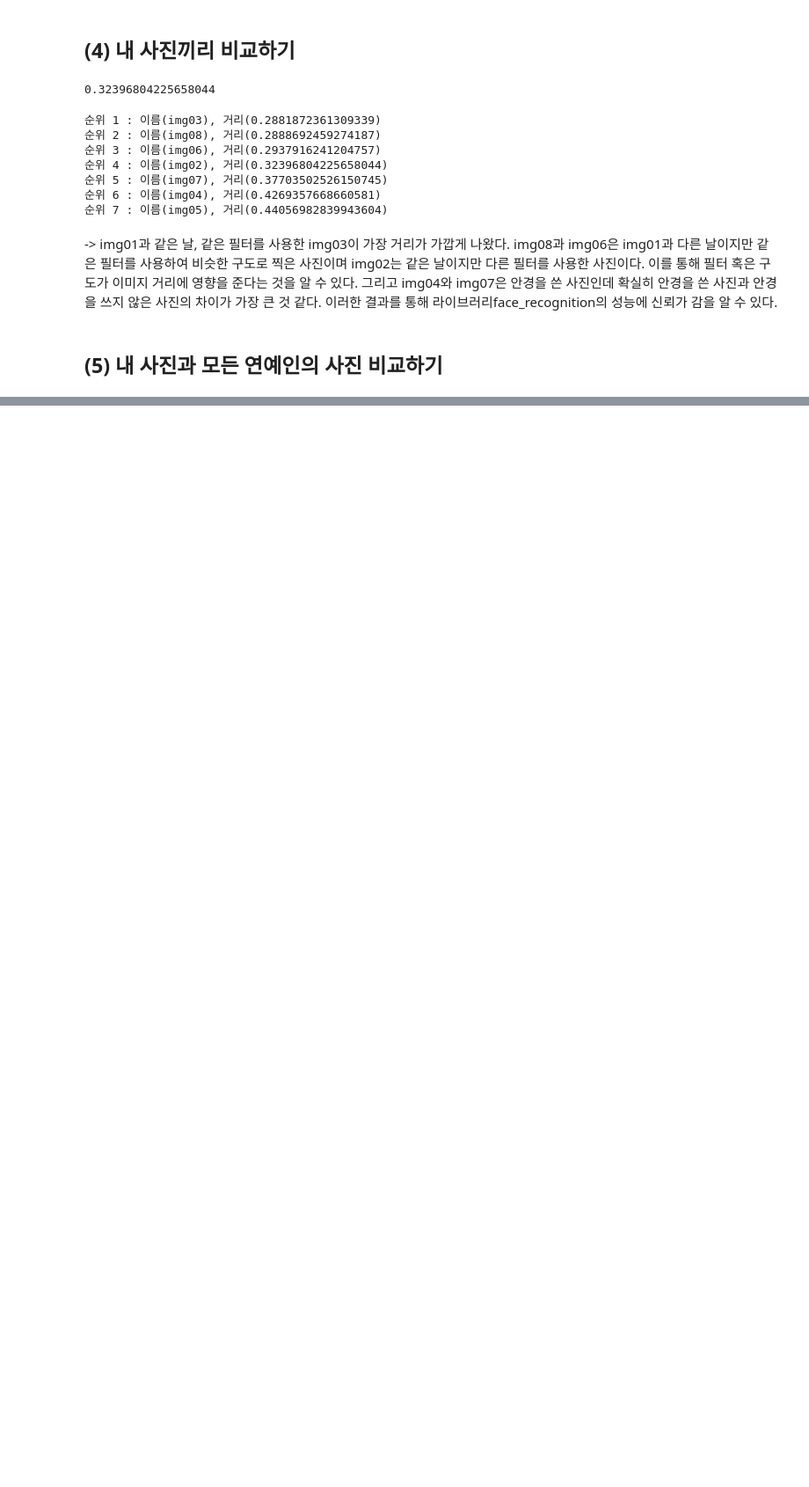
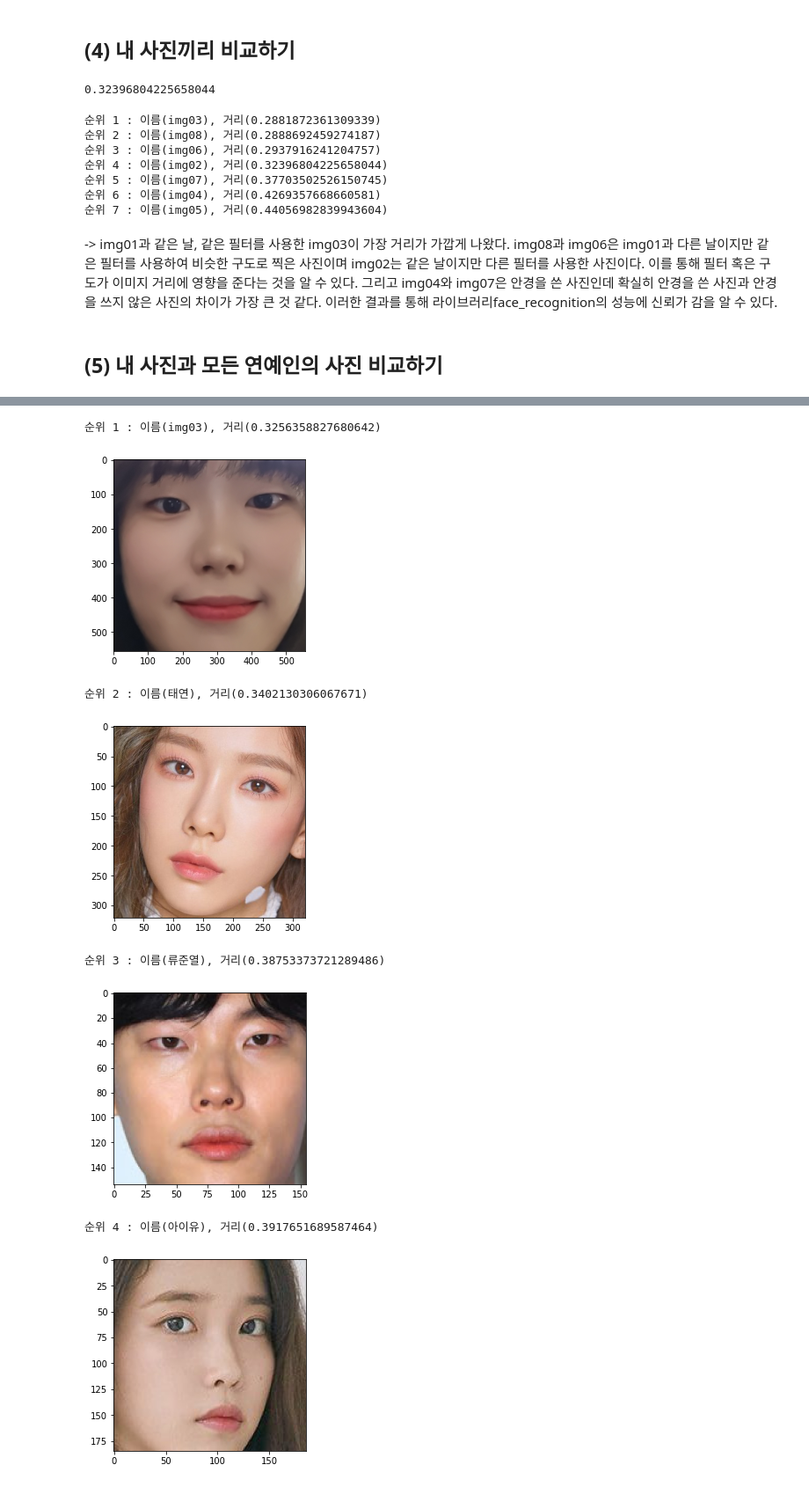
Before and after one commit to jangddu/first-repository, a Jupyter notebook: Project_Assignment/[13th_GD_CV01].ipynb, the cells around one changed output, grey strips where cells are left out. Shown at 88% size. Cells and saved outputs as stored; diff of their text form; code cells hidden in the pictures; blank space fills up the shorter version.

```diff
--- a/Project_Assignment/[13th_GD_CV01].ipynb
+++ b/Project_Assignment/[13th_GD_CV01].ipynb
@@ -166,0 +228,11 @@ def get_sort_key_func(name1):
+# %%
+get_nearest_face('img05', 5)
+# %% [output]
+순위 1 : 이름(img03), 거리(0.3256358827680642)
+[figure, added]
+순위 2 : 이름(태연), 거리(0.3402130306067671)
+[figure, added]
+순위 3 : 이름(류준열), 거리(0.38753373721289486)
+[figure, added]
+순위 4 : 이름(아이유), 거리(0.3917651689587464)
+[figure, added]
```
Also changed, not shown: parts of 42 cells of this notebook.
